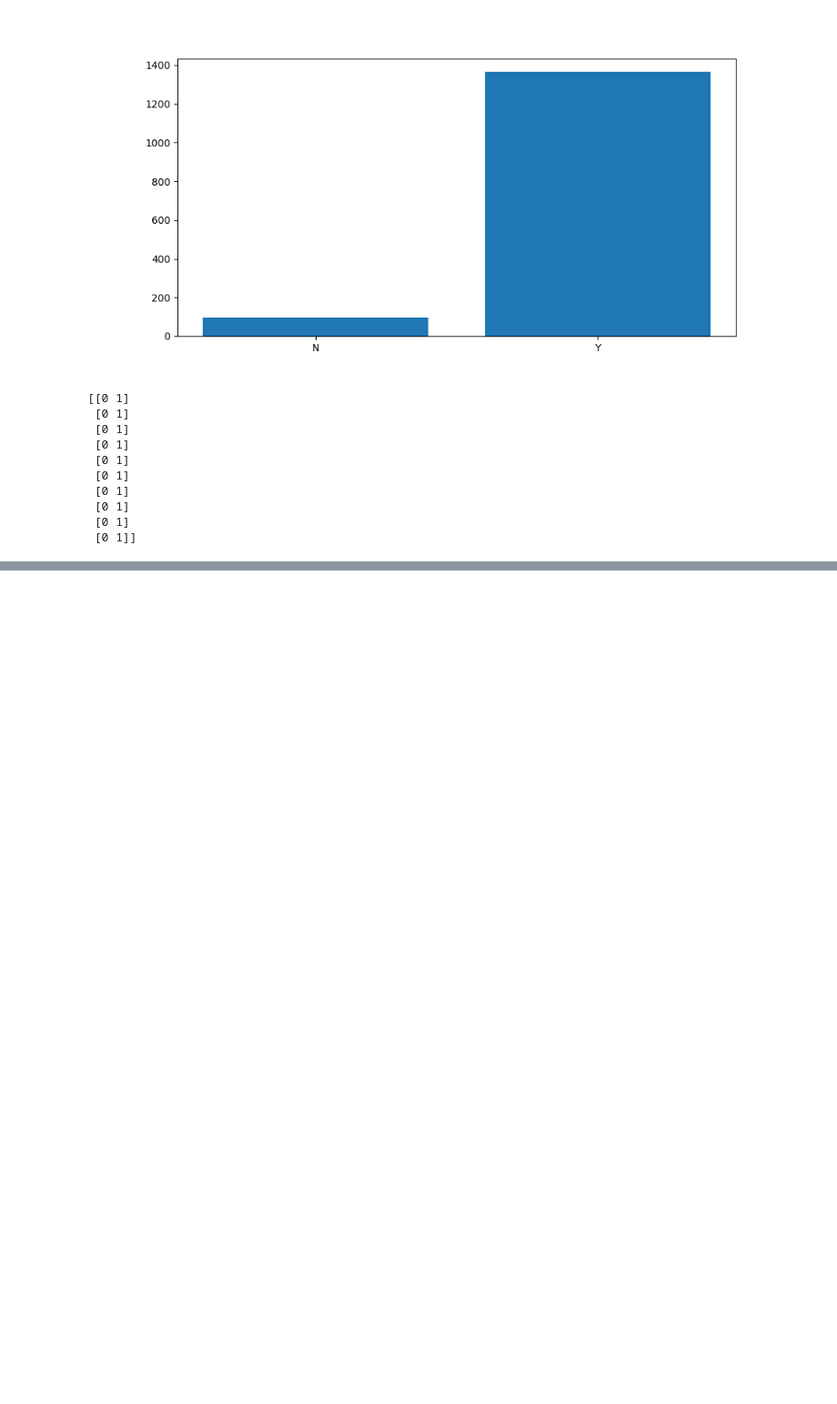
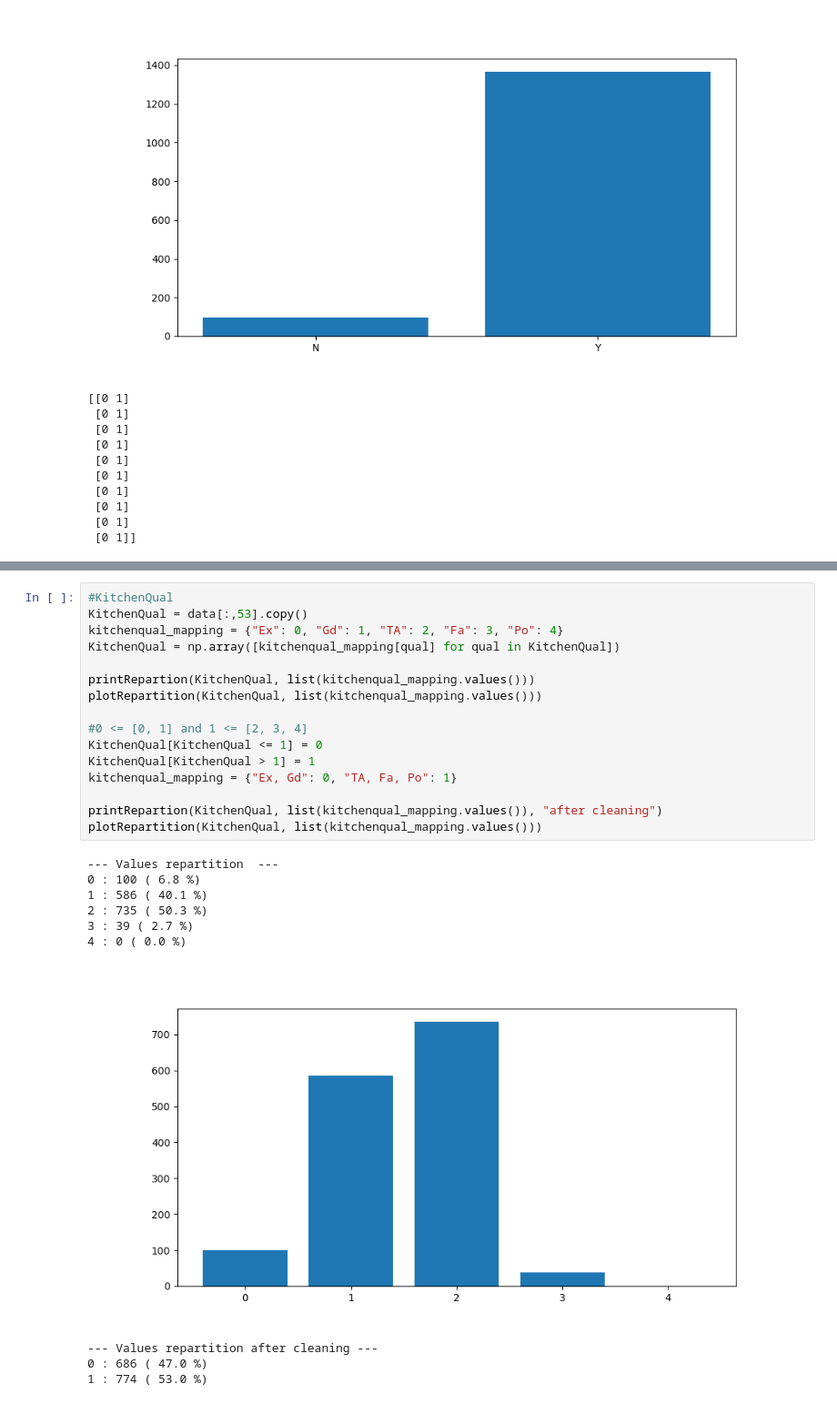
Before and after one commit to MaximeD34/house_price, a Jupyter notebook: data_processing.ipynb, the cells around one changed output, grey strips where cells are left out. Shown at 91% size. Cells and saved outputs as stored; diff of their text form; blank space fills up the shorter version.

```diff
--- a/data_processing.ipynb
+++ b/data_processing.ipynb
@@ -1169,0 +1254,27 @@ Fuse : 126 ( 8.6 %)
+# %%
+#KitchenQual
+KitchenQual = data[:,53].copy()
+kitchenqual_mapping = {"Ex": 0, "Gd": 1, "TA": 2, "Fa": 3, "Po": 4}
+KitchenQual = np.array([kitchenqual_mapping[qual] for qual in KitchenQual])
+
+printRepartion(KitchenQual, list(kitchenqual_mapping.values()))
+plotRepartition(KitchenQual, list(kitchenqual_mapping.values()))
+
+#0 <= [0, 1] and 1 <= [2, 3, 4]
+KitchenQual[KitchenQual <= 1] = 0
+KitchenQual[KitchenQual > 1] = 1
+kitchenqual_mapping = {"Ex, Gd": 0, "TA, Fa, Po": 1}
+
+printRepartion(KitchenQual, list(kitchenqual_mapping.values()), "after cleaning")
+plotRepartition(KitchenQual, list(kitchenqual_mapping.values()))
+# %% [output]
+--- Values repartition  ---
+0 : 100 ( 6.8 %)
+1 : 586 ( 40.1 %)
+2 : 735 ( 50.3 %)
+3 : 39 ( 2.7 %)
+4 : 0 ( 0.0 %)
+[figure, added]
+--- Values repartition after cleaning ---
+0 : 686 ( 47.0 %)
+1 : 774 ( 53.0 %)
```
Also changed, not shown: parts of 15 cells of this notebook.
